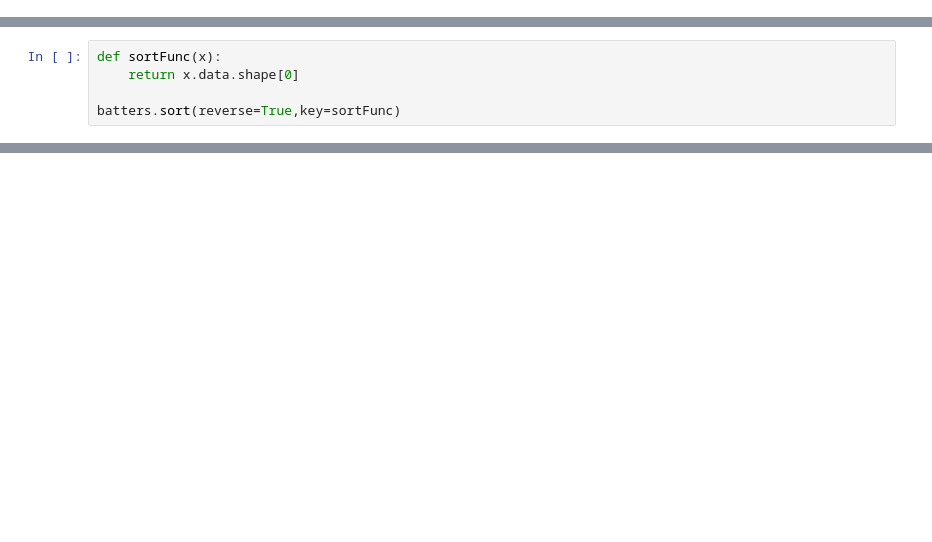
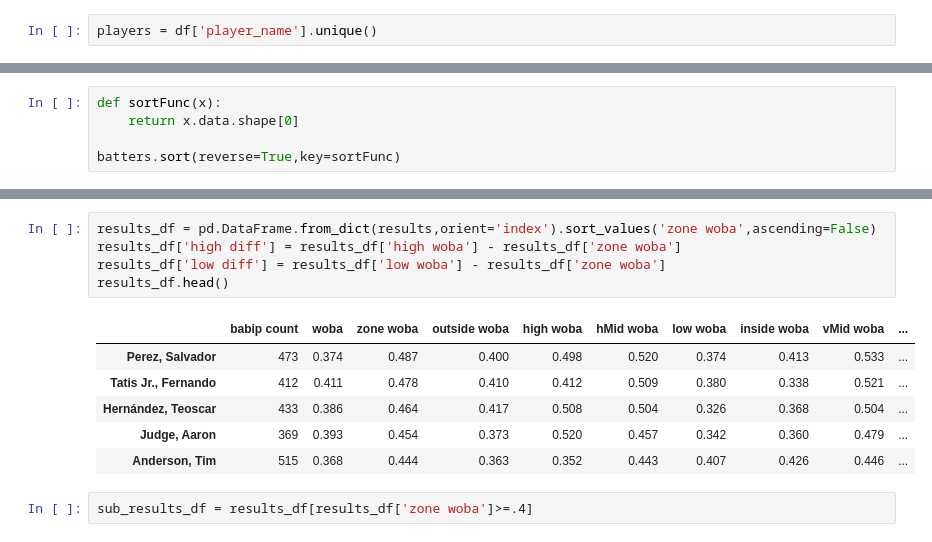
Before and after one commit to jhowenstein/statcast-batter-analysis, a Jupyter notebook: Batter Production.ipynb, the cells around one changed output, grey strips where cells are left out. Cells and saved outputs as stored; diff of their text form; blank space fills up the shorter version.

```diff
--- a/Batter Production.ipynb
+++ b/Batter Production.ipynb
@@ -74,3 +74,5 @@ woba_df['woba_value'].mean()
+# %%
+players = df['player_name'].unique()
 # %%
 batters = []
 for player in players:
@@ -226 +150,15 @@ incorrect_outside_df = merged_df[(merged_df['isCorrectDecision']==False) & (merg
+# %%
+results_df = pd.DataFrame.from_dict(results,orient='index').sort_values('zone woba',ascending=False)
+results_df['high diff'] = results_df['high woba'] - results_df['zone woba']
+results_df['low diff'] = results_df['low woba'] - results_df['zone woba']
+results_df.head()
+# %% [output]
+|  | babip count | woba | zone woba | outside woba | high woba | hMid woba | low woba | inside woba | vMid woba | ... |
+| Perez, Salvador | 473 | 0.374 | 0.487 | 0.400 | 0.498 | 0.520 | 0.374 | 0.413 | 0.533 | ... |
+| Tatis Jr., Fernando | 412 | 0.411 | 0.478 | 0.410 | 0.412 | 0.509 | 0.380 | 0.338 | 0.521 | ... |
+| Hernández, Teoscar | 433 | 0.386 | 0.464 | 0.417 | 0.508 | 0.504 | 0.326 | 0.368 | 0.504 | ... |
+| Judge, Aaron | 369 | 0.393 | 0.454 | 0.373 | 0.520 | 0.457 | 0.342 | 0.360 | 0.479 | ... |
+| Anderson, Tim | 515 | 0.368 | 0.444 | 0.363 | 0.352 | 0.443 | 0.407 | 0.426 | 0.446 | ... |
+# %%
+sub_results_df = results_df[results_df['zone woba']>=.4]
 # %%
```
Also changed, not shown: parts of 30 cells of this notebook, 1 other file.
